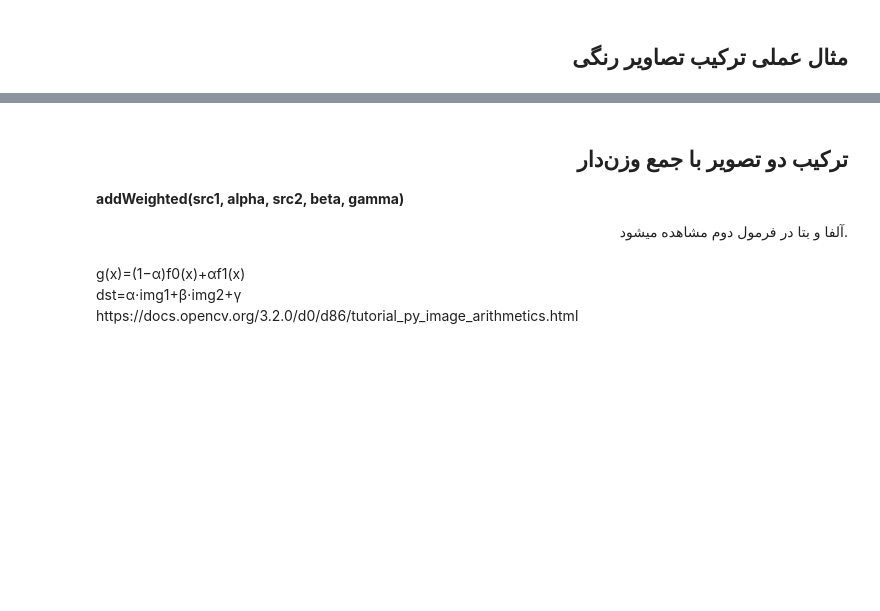
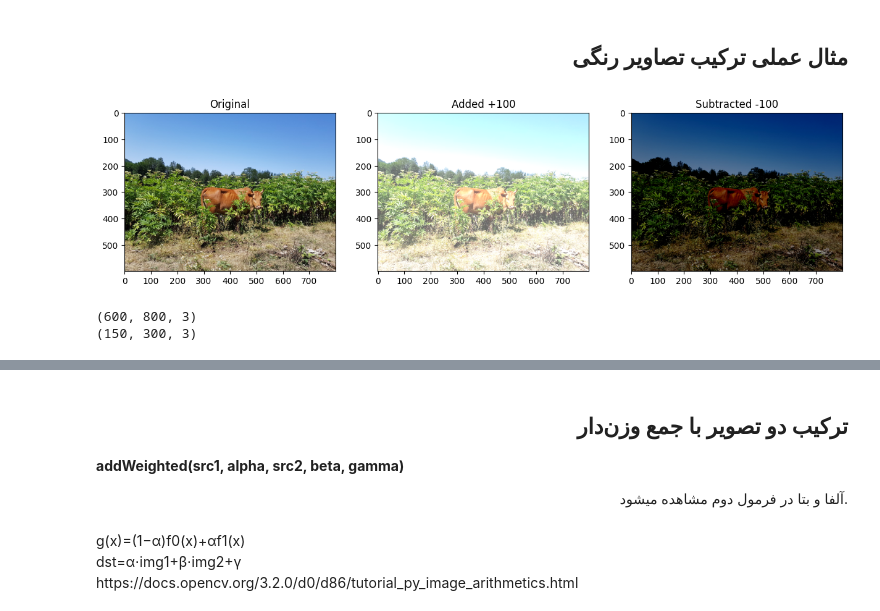
Before and after one commit to mahdieslaminet/Machine_Vision_Colab_Based, a Jupyter notebook: 08-Arithmetic-Operations.ipynb, the cells around one changed output, grey strips where cells are left out. Cells and saved outputs as stored; diff of their text form; code cells hidden in the pictures; blank space fills up the shorter version.

```diff
--- a/08-Arithmetic-Operations.ipynb
+++ b/08-Arithmetic-Operations.ipynb
@@ -137,12 +123,32 @@ plt.subplot(133);plt.imshow(output_image[...,::-1]);plt.title("image1+image2");
+# %%
+def adjust_image_brightness(image_path, value=100):
+    image = cv2.imread(image_path)
+    M = np.ones(image.shape, dtype="uint8") * value
+    added = cv2.add(image, M)
+    subtracted = cv2.subtract(image, M)
+
+    plt.figure(figsize=[15,5])
+    plt.subplot(131); plt.imshow(image[...,::-1]); plt.title("Original")
+    plt.subplot(132); plt.imshow(added[...,::-1]); plt.title(f"Added +{value}")
+    plt.subplot(133); plt.imshow(subtracted[...,::-1]); plt.title(f"Subtracted -{value}")
+    plt.show()
+
+# استفاده:
+adjust_image_brightness('/content/drive/MyDrive/images/input.jpg', value=100)
+# %% [output]
+[figure, added]
 # %%
 import cv2
 import numpy as np
 
-img1 = cv2.imread('./images/input.jpg')
-img2 = cv2.imread('./images/class.vision.jpg')
+img1 = cv2.imread('/content/drive/MyDrive/images/input.jpg')
+img2 = cv2.imread('/content/drive/MyDrive/images/class.vision.jpg')
 
 print(img1.shape)
 print(img2.shape)
+# %% [output]
+(600, 800, 3)
+(150, 300, 3)
 # %%
 logo_h, logo_w, _ = img2.shape
 location_h = 10
```
Also changed, not shown: parts of 5 cells of this notebook.
